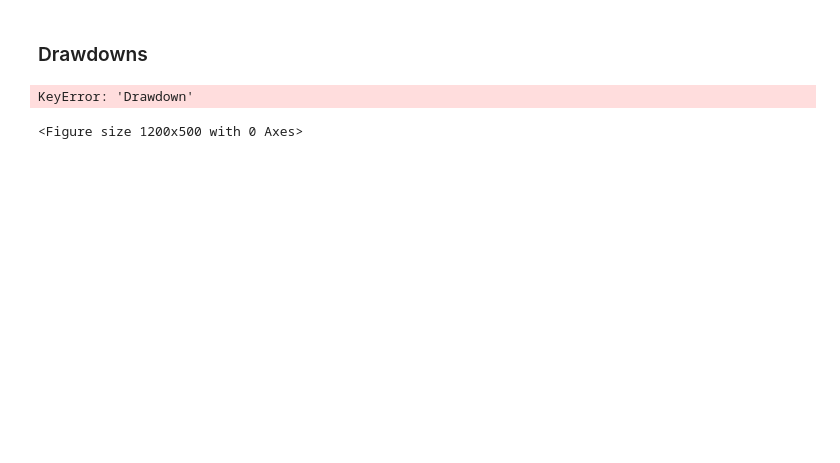
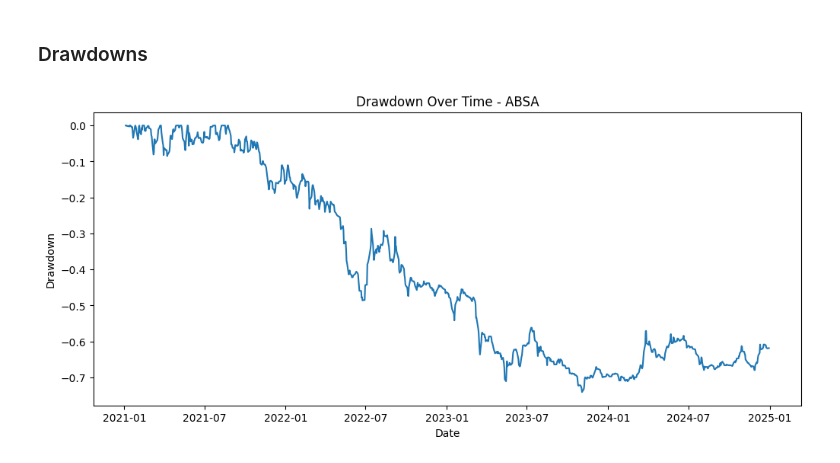
Before and after one commit to lorenaterah/NSE_Stock_Market_Segmentation, a Jupyter notebook: Notebooks/SharonK.ipynb, the cells around one changed output. Saved outputs shown, nothing was run; the diff lists cells and outputs as text; code cells hidden in the pictures; blank space fills up the shorter version.

```diff
--- a/Notebooks/SharonK.ipynb
+++ b/Notebooks/SharonK.ipynb
@@ -635,23 +638,23 @@ df.head()
 #daily Return=(day-previous)/previous
 #->Short-term performance
 
-df['Daily_Return'] = (
-    df.groupby('Code')['Day Price']
+nse_df['Daily_Return'] = (
+    nse_df.groupby('Code')['Day_price']
     .pct_change()
 )
 # %%
 # Create next day's price
-df['Next Price'] = df.groupby('Code')['Day Price'].shift(-1)
+nse_df['Next_price'] = nse_df.groupby('Code')['Day_price'].shift(-1)
 
 # Create binary target: 1 = Up, 0 = Down
-df['Trend'] = np.where(
-    df['Next Price'] > df['Day Price'],
+nse_df['Trend'] = np.where(
+    nse_df['Next_price'] > nse_df['Day_price'],
     1,
     0
 )
 
 # Drop rows where Next_price is NaN (last trading day per stock)
-df = df.dropna(subset=['Next Price'])
+nse_df = nse_df.dropna(subset=['Next_price'])
 # %%
 nse_df["Trend"].value_counts(normalize=True)
 # %% [output]
@@ -660,7 +666,7 @@ KeyError: 'Trend'
 #volatility (2o-day rolling window == 1 trading month)
 #volatility ->Risk level
 
-df['Rolling_Volatility_20'] = (
+nse_df['Rolling_Volatility_20'] = (
     df.groupby('Code')['Daily_Return']
     .rolling(window=20)
     .std()
@@ -680,20 +686,20 @@ See the caveats in the documentation: https://pandas.pydata.org/pandas-docs/stab
 #maximum drawdown=decline from historical peak
 
 #1.rolling peak
-df['Rolling_Max'] = (
-    df.groupby('Code')['Day Price']
+nse_df['Rolling_Max'] = (
+    nse_df.groupby('Code')['Day_price']
     .cummax()
 )
 
 #2. drawdown ->Loss from peak
-df['Drawdown'] = (
-    (df['Day Price'] - df['Rolling_Max'])
+nse_df['Drawdown'] = (
+    (nse_df['Day_price'] - nse_df['Rolling_Max'])
     / nse_df['Rolling_Max']
 )
 
 #3.maximum drawdown per stock ->worst historical crash per stock
 max_drawdown = (
-    df.groupby('Code')['Drawdown']
+    nse_df.groupby('Code')['Drawdown']
     .min()
 )
 # %% [output]
@@ -807,13 +815,12 @@ KeyError: "None of [Index(['Daily_Return', 'Rolling_Volatility_20'], dtype='obje
 # %%
 plt.figure(figsize=(12,5))
 plt.plot(stock_df['Date'], stock_df['Drawdown'])
-plt.title(f"Drawdown Over Time - {stock_code}")
+plt.title(f"Drawdown Over Time - {nse_df['Code'].iloc[0]}")
 plt.xlabel("Date")
 plt.ylabel("Drawdown")
 plt.show()
 # %% [output]
-KeyError: 'Drawdown'
-<Figure size 1200x500 with 0 Axes>
+[figure, added]
 # %% [markdown]
 ### PHASES Checklist: (personal checklists to be deleted later ✔️,✅)
 
```
Also changed, not shown: parts of 12 cells of this notebook.
